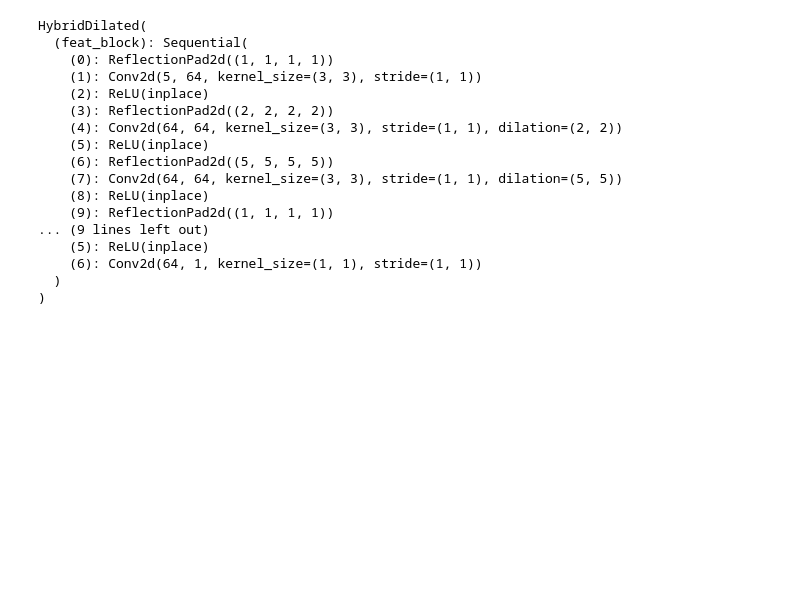
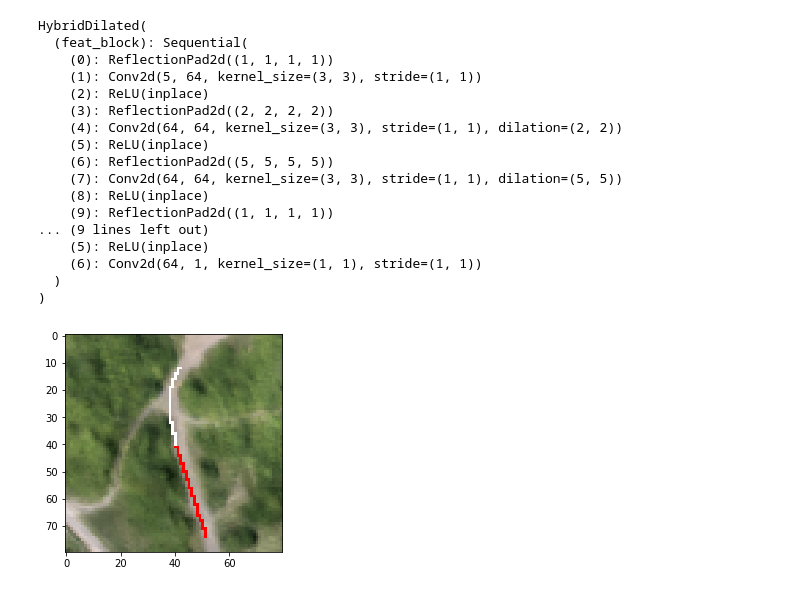
Before and after one commit to yfzhang/vehicle-motion-forecasting, a Jupyter notebook: demo.ipynb, the cells around one changed output. Drawn from its saved outputs; the diff is of its cells as text; code cells hidden in the pictures; blank space fills up the shorter version.

```diff
--- a/demo.ipynb
+++ b/demo.ipynb
@@ -86,3 +86,11 @@ r_var = net(feat_var)
+# %%
+# visualize input: traj overlayed with top-down RGB
+rgb = viz.feat2rgb(feat)
+rgb_with_traj = viz.overlay(rgb, future_traj, past_traj)
+plt.imshow(rgb_with_traj)
+plt.show()
+# %% [output]
+[figure, added]
 # %%
 r = r_var[0].data.numpy().squeeze()
 sns.heatmap(r, cmap='viridis')
```
Also changed, not shown: parts of 10 cells of this notebook, 7 other files.
